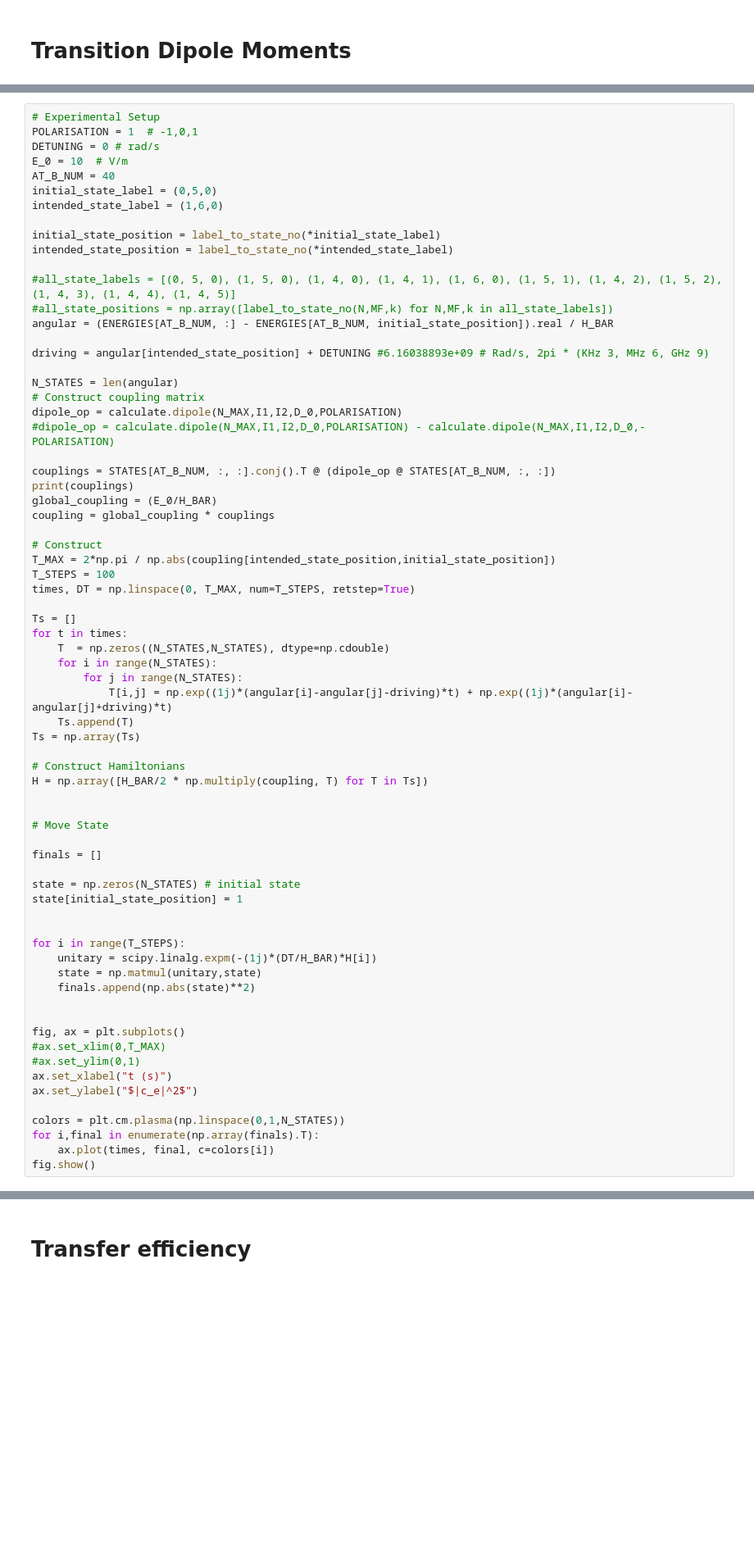
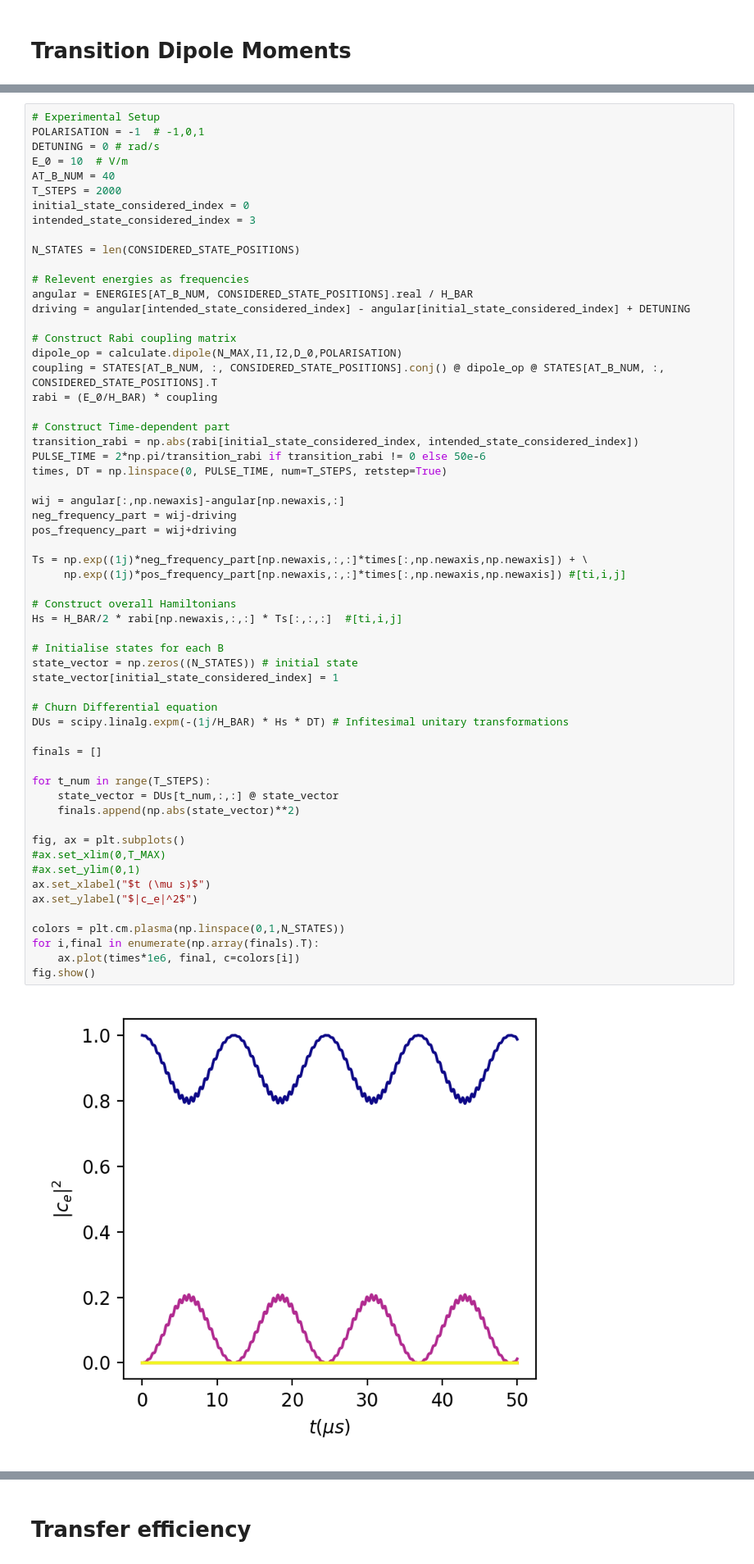
Before and after one commit to tomhepz/MolecularEnergyLevels, a Jupyter notebook: notebooks/diatom-zeeman.ipynb, the cells around one changed output, grey strips where cells are left out. Shown at 82% size. Cells and saved outputs as stored; diff of their text form; blank space fills up the shorter version.

Commit message:
Successful rabi oscillations on zeeman with animation

```diff
--- a/notebooks/diatom-zeeman.ipynb
+++ b/notebooks/diatom-zeeman.ipynb
@@ -251,70 +263,61 @@ $$
 # %%
 # Experimental Setup
-POLARISATION = 1  # -1,0,1
+POLARISATION = -1  # -1,0,1
 DETUNING = 0 # rad/s
 E_0 = 10  # V/m
 AT_B_NUM = 40
-initial_state_label = (0,5,0)
-intended_state_label = (1,6,0)
+T_STEPS = 2000
+initial_state_considered_index = 0
+intended_state_considered_index = 3
 
-initial_state_position = label_to_state_no(*initial_state_label)
-intended_state_position = label_to_state_no(*intended_state_label)
+N_STATES = len(CONSIDERED_STATE_POSITIONS)
 
-#all_state_labels = [(0, 5, 0), (1, 5, 0), (1, 4, 0), (1, 4, 1), (1, 6, 0), (1, 5, 1), (1, 4, 2), (1, 5, 2), (1, 4, 3), (1, 4, 4), (1, 4, 5)]
-#all_state_positions = np.array([label_to_state_no(N,MF,k) for N,MF,k in all_state_labels])
-angular = (ENERGIES[AT_B_NUM, :] - ENERGIES[AT_B_NUM, initial_state_position]).real / H_BAR
+# Relevent energies as frequencies
+angular = ENERGIES[AT_B_NUM, CONSIDERED_STATE_POSITIONS].real / H_BAR
+driving = angular[intended_state_considered_index] - angular[initial_state_considered_index] + DETUNING
 
-driving = angular[intended_state_position] + DETUNING #6.16038893e+09 # Rad/s, 2pi * (KHz 3, MHz 6, GHz 9)
+# Construct Rabi coupling matrix
+dipole_op = calculate.dipole(N_MAX,I1,I2,D_0,POLARISATION)
+coupling = STATES[AT_B_NUM, :, CONSIDERED_STATE_POSITIONS].conj() @ dipole_op @ STATES[AT_B_NUM, :, CONSIDERED_STATE_POSITIONS].T
+rabi = (E_0/H_BAR) * coupling
 
-N_STATES = len(angular)
-# Construct coupling matrix
-dipole_op = calculate.dipole(N_MAX,I1,I2,D_0,POLARISATION)
-#dipole_op = calculate.dipole(N_MAX,I1,I2,D_0,POLARISATION) - calculate.dipole(N_MAX,I1,I2,D_0,-POLARISATION)
+# Construct Time-dependent part
+transition_rabi = np.abs(rabi[initial_state_considered_index, intended_state_considered_index])
+PULSE_TIME = 2*np.pi/transition_rabi if transition_rabi != 0 else 50e-6
+times, DT = np.linspace(0, PULSE_TIME, num=T_STEPS, retstep=True)
 
-couplings = STATES[AT_B_NUM, :, :].conj().T @ (dipole_op @ STATES[AT_B_NUM, :, :])
-print(couplings)
-global_coupling = (E_0/H_BAR)
-coupling = global_coupling * couplings
+wij = angular[:,np.newaxis]-angular[np.newaxis,:]
+neg_frequency_part = wij-driving
+pos_frequency_part = wij+driving
 
-# Construct
-T_MAX = 2*np.pi / np.abs(coupling[intended_state_position,initial_state_position])
-T_STEPS = 100
-times, DT = np.linspace(0, T_MAX, num=T_STEPS, retstep=True)
+Ts = np.exp((1j)*neg_frequency_part[np.newaxis,:,:]*times[:,np.newaxis,np.newaxis]) + \
+     np.exp((1j)*pos_frequency_part[np.newaxis,:,:]*times[:,np.newaxis,np.newaxis]) #[ti,i,j]
 
-Ts = []
-for t in times:
-    T  = np.zeros((N_STATES,N_STATES), dtype=np.cdouble)
-    for i in range(N_STATES):
-        for j in range(N_STATES):
-            T[i,j] = np.exp((1j)*(angular[i]-angular[j]-driving)*t) + np.exp((1j)*(angular[i]-angular[j]+driving)*t)
-    Ts.append(T)
-Ts = np.array(Ts)
+# Construct overall Hamiltonians
+Hs = H_BAR/2 * rabi[np.newaxis,:,:] * Ts[:,:,:]  #[ti,i,j]
 
-# Construct Hamiltonians
-H = np.array([H_BAR/2 * np.multiply(coupling, T) for T in Ts])
+# Initialise states for each B
+state_vector = np.zeros((N_STATES)) # initial state
+state_vector[initial_state_considered_index] = 1
 
-
-# Move State
+# Churn Differential equation
+DUs = scipy.linalg.expm(-(1j/H_BAR) * Hs * DT) # Infitesimal unitary transformations
 
 finals = []
 
-state = np.zeros(N_STATES) # initial state
-state[initial_state_position] = 1
-
-
-for i in range(T_STEPS):
-    unitary = scipy.linalg.expm(-(1j)*(DT/H_BAR)*H[i])
-    state = np.matmul(unitary,state)
-    finals.append(np.abs(state)**2)
-
+for t_num in range(T_STEPS):
+    state_vector = DUs[t_num,:,:] @ state_vector
+    finals.append(np.abs(state_vector)**2)
 
 fig, ax = plt.subplots()
 #ax.set_xlim(0,T_MAX)
 #ax.set_ylim(0,1)
-ax.set_xlabel("t (s)")
+ax.set_xlabel("$t (\mu s)$")
 ax.set_ylabel("$|c_e|^2$")
 
 colors = plt.cm.plasma(np.linspace(0,1,N_STATES))
 for i,final in enumerate(np.array(finals).T):
-    ax.plot(times, final, c=colors[i])
+    ax.plot(times*1e6, final, c=colors[i])
 fig.show()
+# %% [output]
+[figure, added]
```
Also changed, not shown: parts of 11 cells of this notebook, 5 other files.
